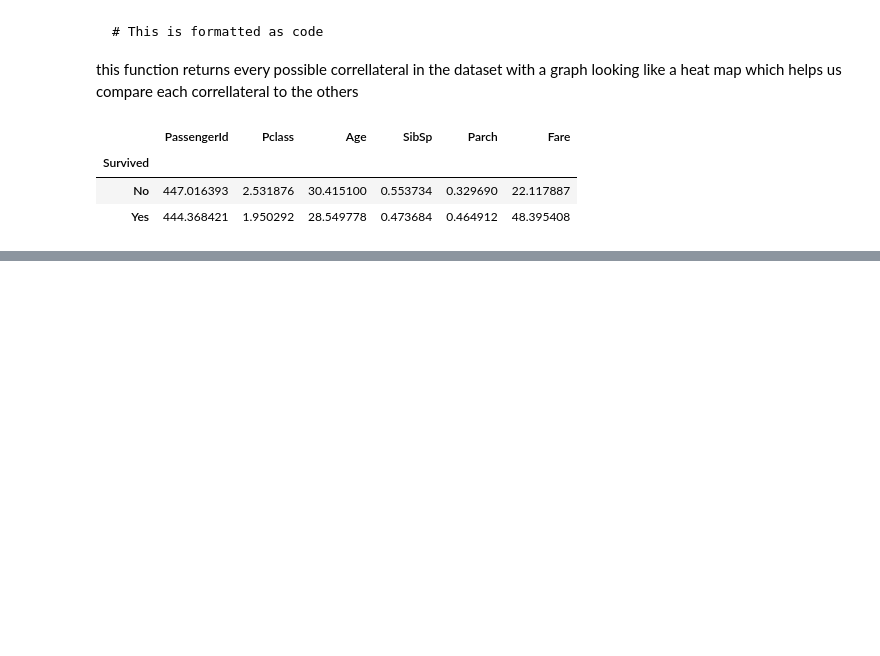
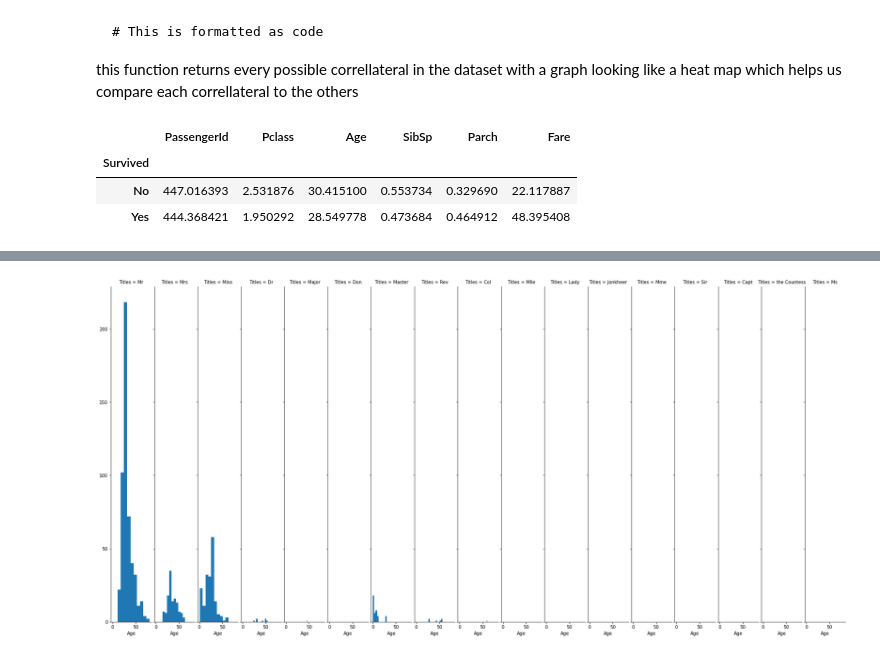
Before and after one commit to elyesboujelben1/gomycode, a Jupyter notebook: checkpoint3.ipynb, the cells around one changed output, grey strips where cells are left out. Drawn from its saved outputs; the diff is of its cells as text; code cells hidden in the pictures; blank space fills up the shorter version.

```diff
--- a/checkpoint3.ipynb
+++ b/checkpoint3.ipynb
@@ -195,0 +229,7 @@ df.groupby(['Survived']).mean()
+# %%
+g=sns.FacetGrid(df,col="Titles")
+g.map(plt.hist,"Age")
+g.fig.set_figwidth(23)
+g.fig.set_figheight(15)
+# %% [output]
+[figure, added]
```
Also changed, not shown: parts of 18 cells of this notebook.
